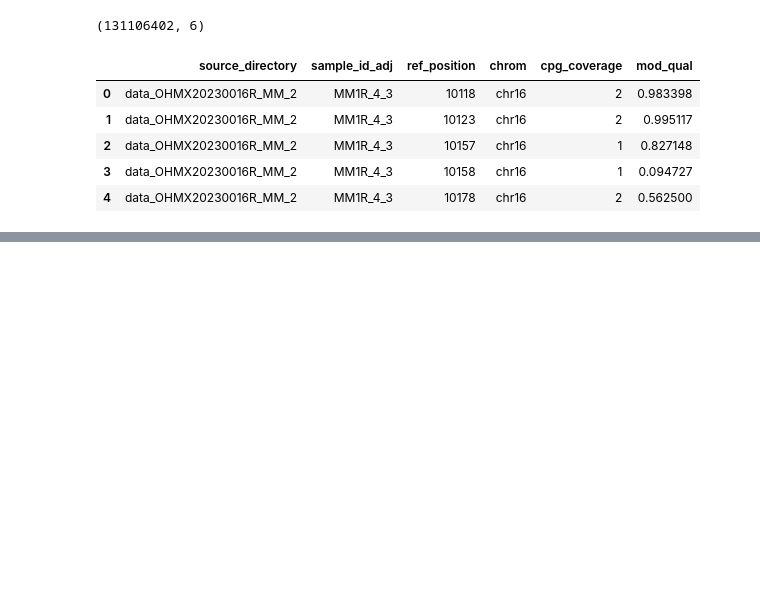
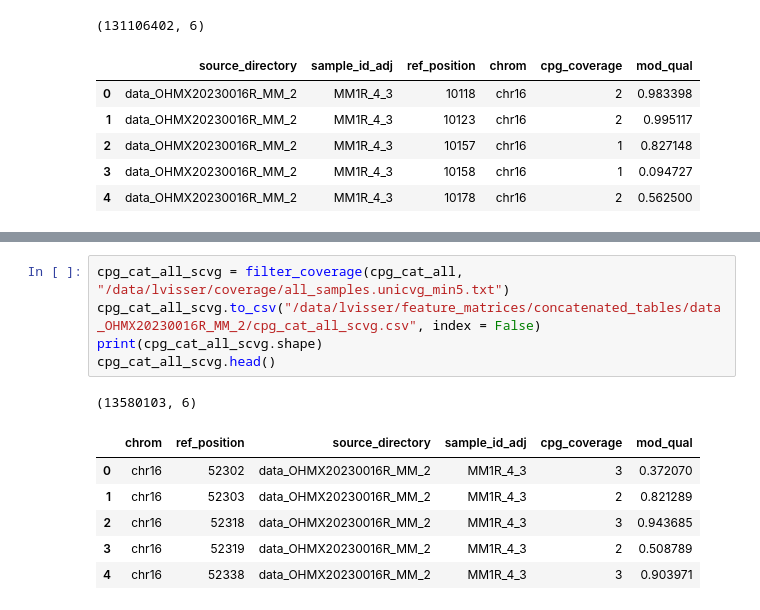
Before and after one commit to Lucmeister55/lvisser, a Jupyter notebook: data_prep.ipynb, the cells around one changed output, grey strips where cells are left out. Cells and saved outputs as stored; diff of their text form; blank space fills up the shorter version.

```diff
--- a/data_prep.ipynb
+++ b/data_prep.ipynb
@@ -206,0 +236,13 @@ Maximum coverage: 10686
+# %%
+cpg_cat_all_scvg = filter_coverage(cpg_cat_all, "/data/lvisser/coverage/all_samples.unicvg_min5.txt")
+cpg_cat_all_scvg.to_csv("/data/lvisser/feature_matrices/concatenated_tables/data_OHMX20230016R_MM_2/cpg_cat_all_scvg.csv", index = False)
+print(cpg_cat_all_scvg.shape)
+cpg_cat_all_scvg.head()
+# %% [output]
+(13580103, 6)
+|  | chrom | ref_position | source_directory | sample_id_adj | cpg_coverage | mod_qual |
+| 0 | chr16 | 52302 | data_OHMX20230016R_MM_2 | MM1R_4_3 | 3 | 0.372070 |
+| 1 | chr16 | 52303 | data_OHMX20230016R_MM_2 | MM1R_4_3 | 2 | 0.821289 |
+| 2 | chr16 | 52318 | data_OHMX20230016R_MM_2 | MM1R_4_3 | 3 | 0.943685 |
+| 3 | chr16 | 52319 | data_OHMX20230016R_MM_2 | MM1R_4_3 | 2 | 0.508789 |
+| 4 | chr16 | 52338 | data_OHMX20230016R_MM_2 | MM1R_4_3 | 3 | 0.903971 |
```
Also changed, not shown: parts of 8 cells of this notebook, 1 other file.
